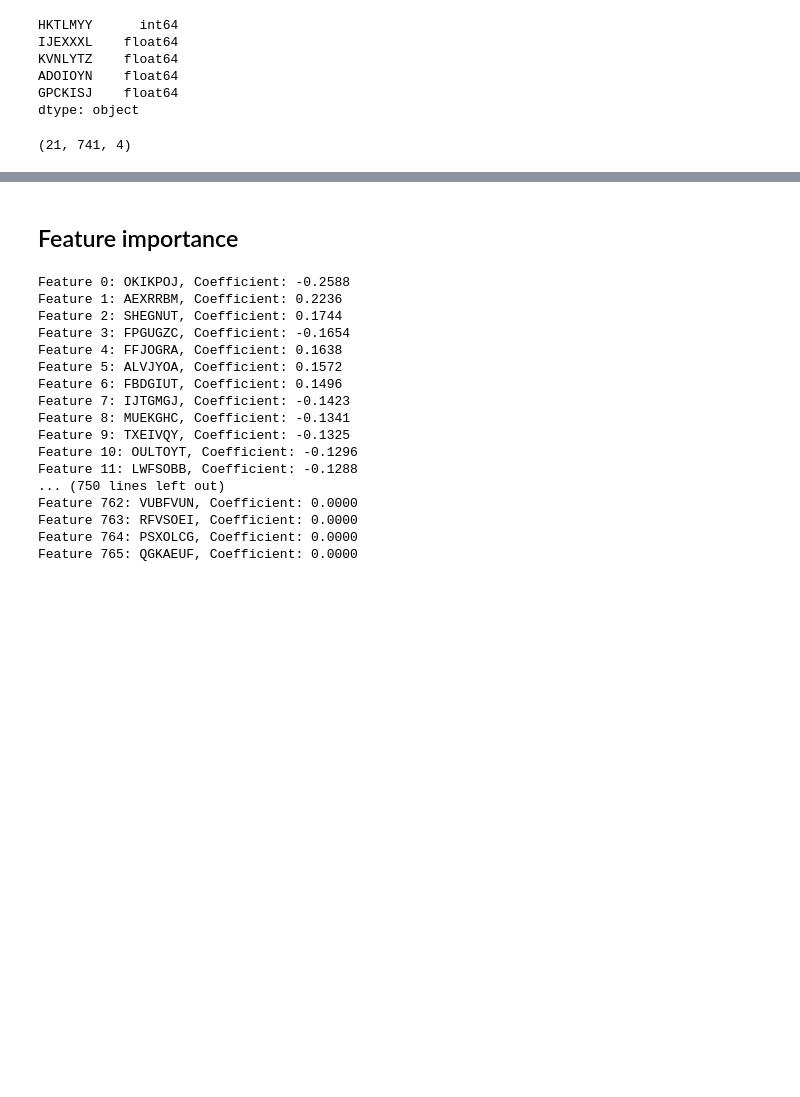
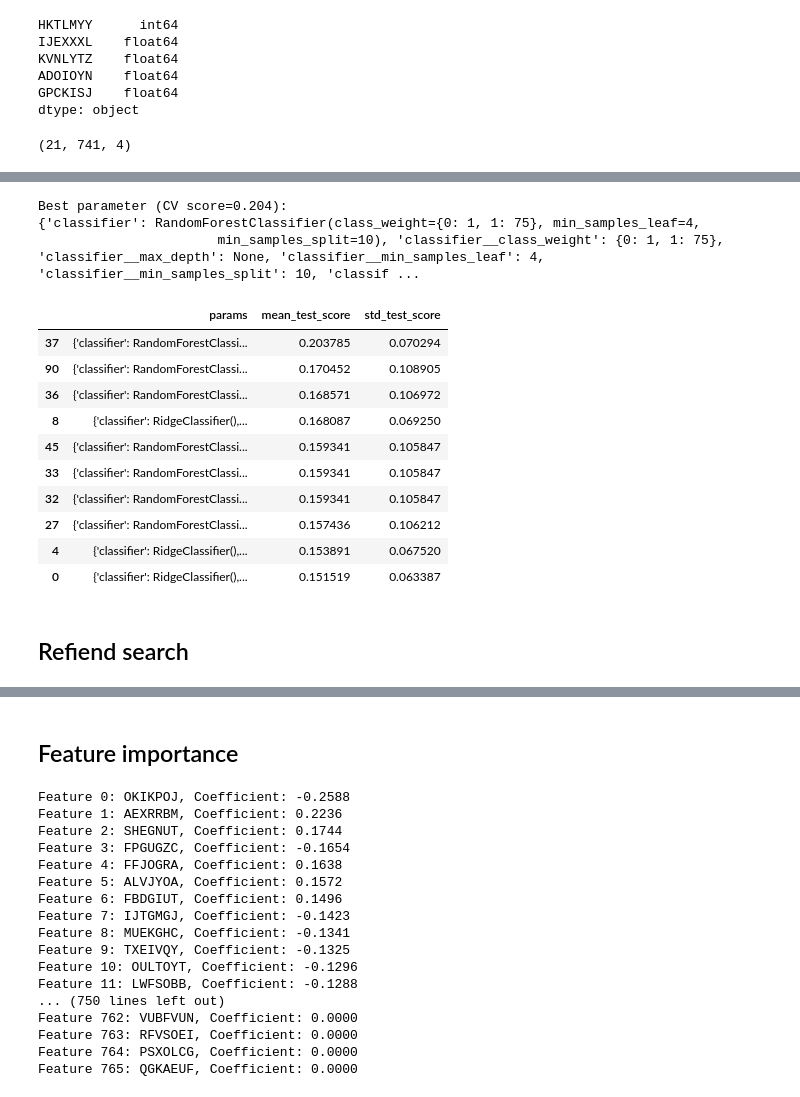
Before and after one commit to edoson/hw, a Jupyter notebook: Modeling.ipynb, the cells around one changed output, grey strips where cells are left out. Cells and saved outputs as stored; diff of their text form; code cells hidden in the pictures; blank space fills up the shorter version.

Commit message:
After GridParam search

```diff
--- a/Modeling.ipynb
+++ b/Modeling.ipynb
@@ -35,0 +27,4 @@ Name: TLJYWBE, dtype: int64
+# %%
+from imblearn.under_sampling import RandomUnderSampler
+rus = RandomUnderSampler(sampling_strategy=0.001)
+X_resampled, _ = rus.fit_resample(df, df[target])
@@ -37,7 +38,7 @@ Name: TLJYWBE, dtype: int64
 from sklearn.model_selection import train_test_split
 # %%
 features = [c for c in df.columns if c != target]
-training_features, test_features, train_target, test_target = train_test_split(dataset[features], dataset[target], test_size=0.25, stratify=dataset[target])
+training_features, test_features, train_target, test_target = train_test_split(X_resampled[features], X_resampled[target], test_size=0.25, stratify=X_resampled[target])
 # %%
 print(f'Training set shape: {training_features.shape}')
 print(f'Training set target shape: {train_target.shape}')
@@ -136,0 +107,20 @@ print(search.best_params_)
+# %%
+param_grid = [
+    {
+        'classifier': [RidgeClassifier()],
+        'classifier__alpha': [100, 150, 200],
+        'classifier__class_weight': [{0: 1, 1: w} for w in [75, 100, 150, 200]]
+    },
+    {
+        'classifier': [RandomForestClassifier()],
+        'classifier__n_estimators': [50, 100, 200],
+        'classifier__max_depth': [None],
+        'classifier__min_samples_split': [2, 5, 10],
+        'classifier__min_samples_leaf': [1, 2, 4],
+        'classifier__class_weight': [{0: 1, 1: w} for w in [75, 100, 150, 200]]  # Updated this line
+    }
+]
+# %%
+%%time
+search = GridSearchCV(pipeline, param_grid, cv=5, scoring='f1', n_jobs=2)
+search.fit(training_features, train_target)
@@ -136,0 +147,27 @@ print(search.best_params_)
+# %%
+print("Best parameter (CV score=%0.3f):" % search.best_score_)
+print(search.best_params_)
+# %% [output]
+Best parameter (CV score=0.204):
+{'classifier': RandomForestClassifier(class_weight={0: 1, 1: 75}, min_samples_leaf=4,
+                       min_samples_split=10), 'classifier__class_weight': {0: 1, 1: 75}, 'classifier__max_depth': None, 'classifier__min_samples_leaf': 4, 'classifier__min_samples_split': 10, 'classif ...
+# %%
+import pandas as pd
+pd.set_option('display.max_colwidth', 400)
+results_df = pd.DataFrame(search.cv_results_)
+top_results = results_df.sort_values(by='mean_test_score', ascending=False)
+top_results[['params', 'mean_test_score', 'std_test_score']].head(10)
+# %% [output]
+|  | params | mean_test_score | std_test_score |
+| 37 | {'classifier': RandomForestClassi... | 0.203785 | 0.070294 |
+| 90 | {'classifier': RandomForestClassi... | 0.170452 | 0.108905 |
+| 36 | {'classifier': RandomForestClassi... | 0.168571 | 0.106972 |
+| 8 | {'classifier': RidgeClassifier(),... | 0.168087 | 0.069250 |
+| 45 | {'classifier': RandomForestClassi... | 0.159341 | 0.105847 |
+| 33 | {'classifier': RandomForestClassi... | 0.159341 | 0.105847 |
+| 32 | {'classifier': RandomForestClassi... | 0.159341 | 0.105847 |
+| 27 | {'classifier': RandomForestClassi... | 0.157436 | 0.106212 |
+| 4 | {'classifier': RidgeClassifier(),... | 0.153891 | 0.067520 |
+| 0 | {'classifier': RidgeClassifier(),... | 0.151519 | 0.063387 |
+# %% [markdown]
+## Refiend search
```
Also changed, not shown: parts of 11 cells of this notebook.
